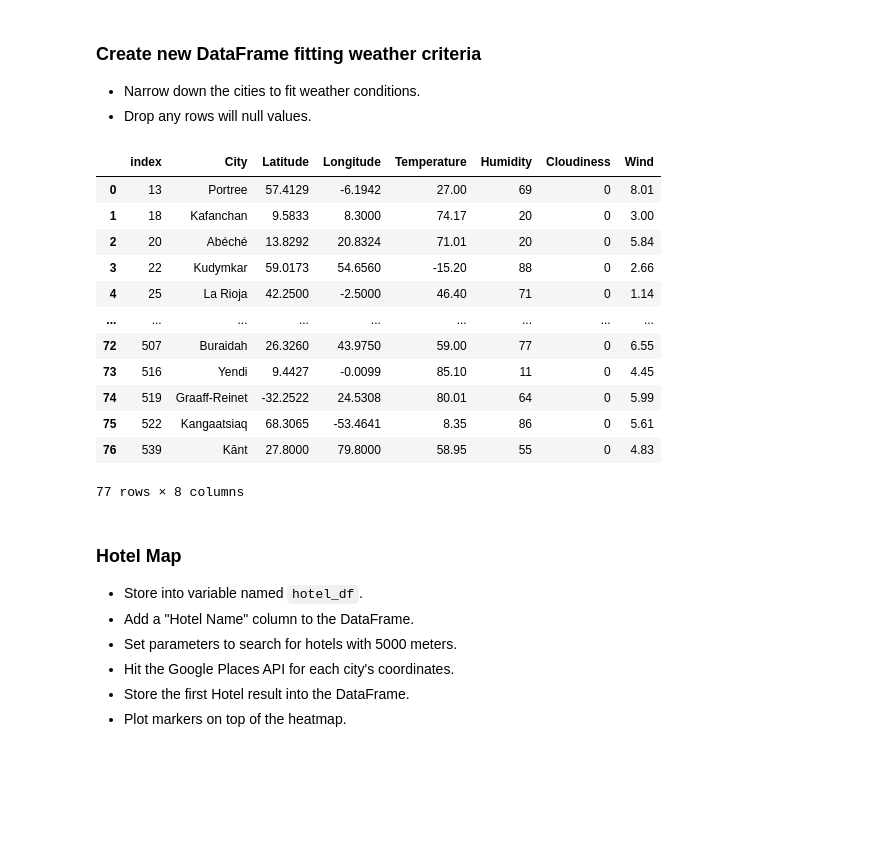
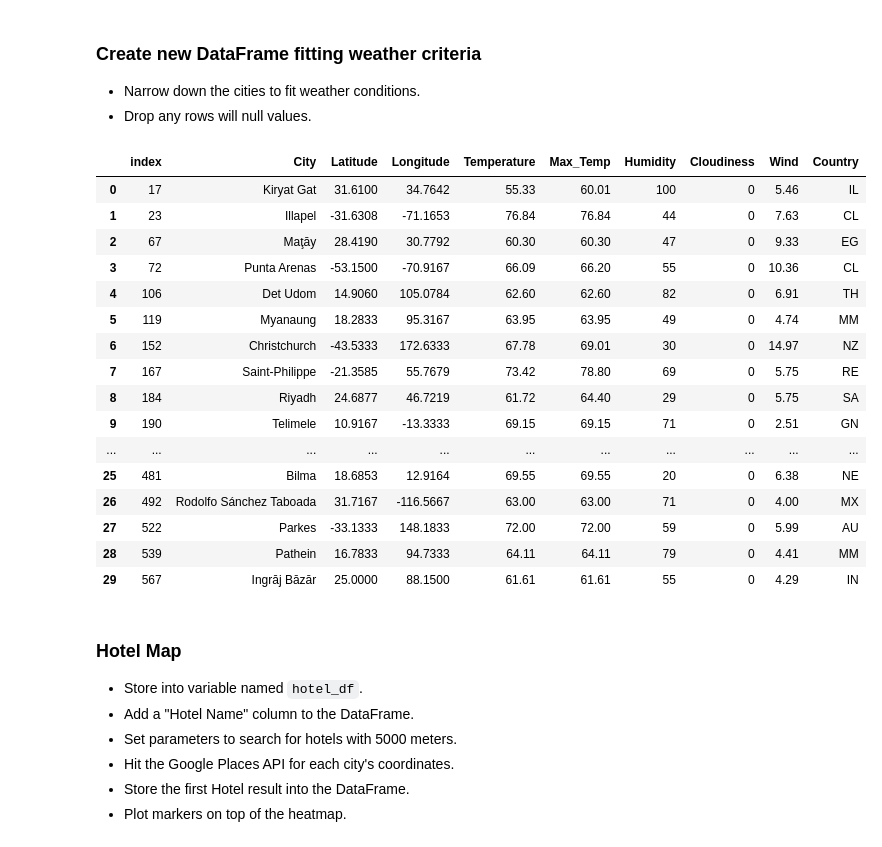
Before and after one commit to kaylamacaione/python-api-challenge, a Jupyter notebook: VacationPy.ipynb, the cells around one changed output. Drawn from its saved outputs; the diff is of its cells as text; code cells hidden in the pictures; blank space fills up the shorter version.

```diff
--- a/VacationPy.ipynb
+++ b/VacationPy.ipynb
@@ -69,34 +69,38 @@ fig
 # %%
 # Narrow down the DataFrame to find your ideal weather condition. For example:
 # A max temperature lower than 80 degrees but higher than 70.
 # Wind speed less than 10 mph.
 # Zero cloudiness.
 # Drop any rows that don't contain all three conditions. You want to be sure the weather is ideal.
 
-#new_temp = (weather_df.Temperature < 80) & (weather_df.Temperature > 70)
-new_wind = weather_df.Wind < 10
+new_temp = (weather_df.Max_Temp <= 80) & (weather_df.Max_Temp >= 60)
+new_wind = weather_df.Wind < 15
 new_cloud = weather_df.Cloudiness == 0
-new_criteria = new_wind & new_cloud
+new_criteria = new_temp & new_wind & new_cloud
 
 
 new_weather_df = weather_df[new_criteria]
 new_weather_df = new_weather_df.dropna()
 new_weather_df = new_weather_df.reset_index()
 new_weather_df
 # %% [output]
-|  | index | City | Latitude | Longitude | Temperature | Humidity | Cloudiness | Wind |
-| 0 | 13 | Portree | 57.4129 | -6.1942 | 27.00 | 69 | 0 | 8.01 |
-| 1 | 18 | Kafanchan | 9.5833 | 8.3000 | 74.17 | 20 | 0 | 3.00 |
-| 2 | 20 | Abéché | 13.8292 | 20.8324 | 71.01 | 20 | 0 | 5.84 |
-| 3 | 22 | Kudymkar | 59.0173 | 54.6560 | -15.20 | 88 | 0 | 2.66 |
-| 4 | 25 | La Rioja | 42.2500 | -2.5000 | 46.40 | 71 | 0 | 1.14 |
-| ... | ... | ... | ... | ... | ... | ... | ... | ... |
-| 72 | 507 | Buraidah | 26.3260 | 43.9750 | 59.00 | 77 | 0 | 6.55 |
-| 73 | 516 | Yendi | 9.4427 | -0.0099 | 85.10 | 11 | 0 | 4.45 |
-| 74 | 519 | Graaff-Reinet | -32.2522 | 24.5308 | 80.01 | 64 | 0 | 5.99 |
-| 75 | 522 | Kangaatsiaq | 68.3065 | -53.4641 | 8.35 | 86 | 0 | 5.61 |
-| 76 | 539 | Kānt | 27.8000 | 79.8000 | 58.95 | 55 | 0 | 4.83 |
+|  | index | City | Latitude | Longitude | Temperature | Max_Temp | Humidity | Cloudiness | Wind | Country |
+| 0 | 17 | Kiryat Gat | 31.6100 | 34.7642 | 55.33 | 60.01 | 100 | 0 | 5.46 | IL |
+| 1 | 23 | Illapel | -31.6308 | -71.1653 | 76.84 | 76.84 | 44 | 0 | 7.63 | CL |
+| 2 | 67 | Maţāy | 28.4190 | 30.7792 | 60.30 | 60.30 | 47 | 0 | 9.33 | EG |
+| 3 | 72 | Punta Arenas | -53.1500 | -70.9167 | 66.09 | 66.20 | 55 | 0 | 10.36 | CL |
+| 4 | 106 | Det Udom | 14.9060 | 105.0784 | 62.60 | 62.60 | 82 | 0 | 6.91 | TH |
+| 5 | 119 | Myanaung | 18.2833 | 95.3167 | 63.95 | 63.95 | 49 | 0 | 4.74 | MM |
+| 6 | 152 | Christchurch | -43.5333 | 172.6333 | 67.78 | 69.01 | 30 | 0 | 14.97 | NZ |
+| 7 | 167 | Saint-Philippe | -21.3585 | 55.7679 | 73.42 | 78.80 | 69 | 0 | 5.75 | RE |
+| 8 | 184 | Riyadh | 24.6877 | 46.7219 | 61.72 | 64.40 | 29 | 0 | 5.75 | SA |
+| 9 | 190 | Telimele | 10.9167 | -13.3333 | 69.15 | 69.15 | 71 | 0 | 2.51 | GN |
+| ... | ... | ... | ... | ... | ... | ... | ... | ... | ... | ... |
+| 25 | 481 | Bilma | 18.6853 | 12.9164 | 69.55 | 69.55 | 20 | 0 | 6.38 | NE |
+| 26 | 492 | Rodolfo Sánchez Taboada | 31.7167 | -116.5667 | 63.00 | 63.00 | 71 | 0 | 4.00 | MX |
+| 27 | 522 | Parkes | -33.1333 | 148.1833 | 72.00 | 72.00 | 59 | 0 | 5.99 | AU |
+| 28 | 539 | Pathein | 16.7833 | 94.7333 | 64.11 | 64.11 | 79 | 0 | 4.41 | MM |
+| 29 | 567 | Ingrāj Bāzār | 25.0000 | 88.1500 | 61.61 | 61.61 | 55 | 0 | 4.29 | IN |
-77 rows × 8 columns
 # %% [markdown]
 ### Hotel Map
 * Store into variable named `hotel_df`.
```
Also changed, not shown: parts of 8 cells of this notebook, 8 other files.
